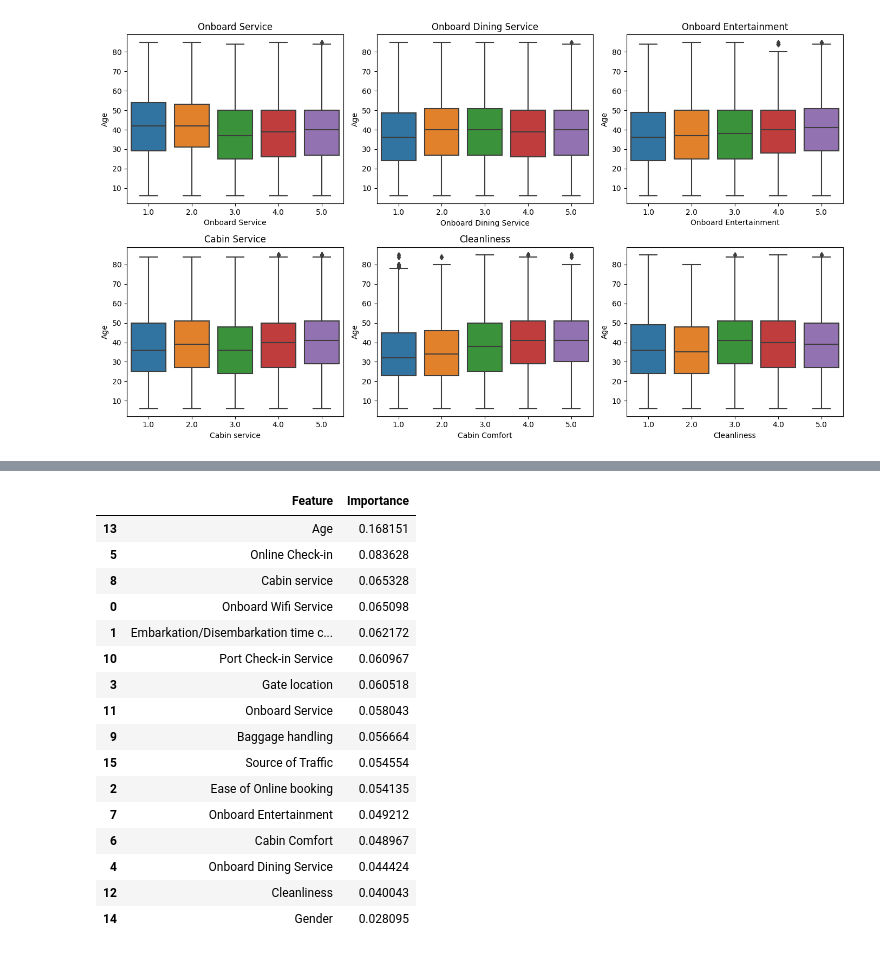
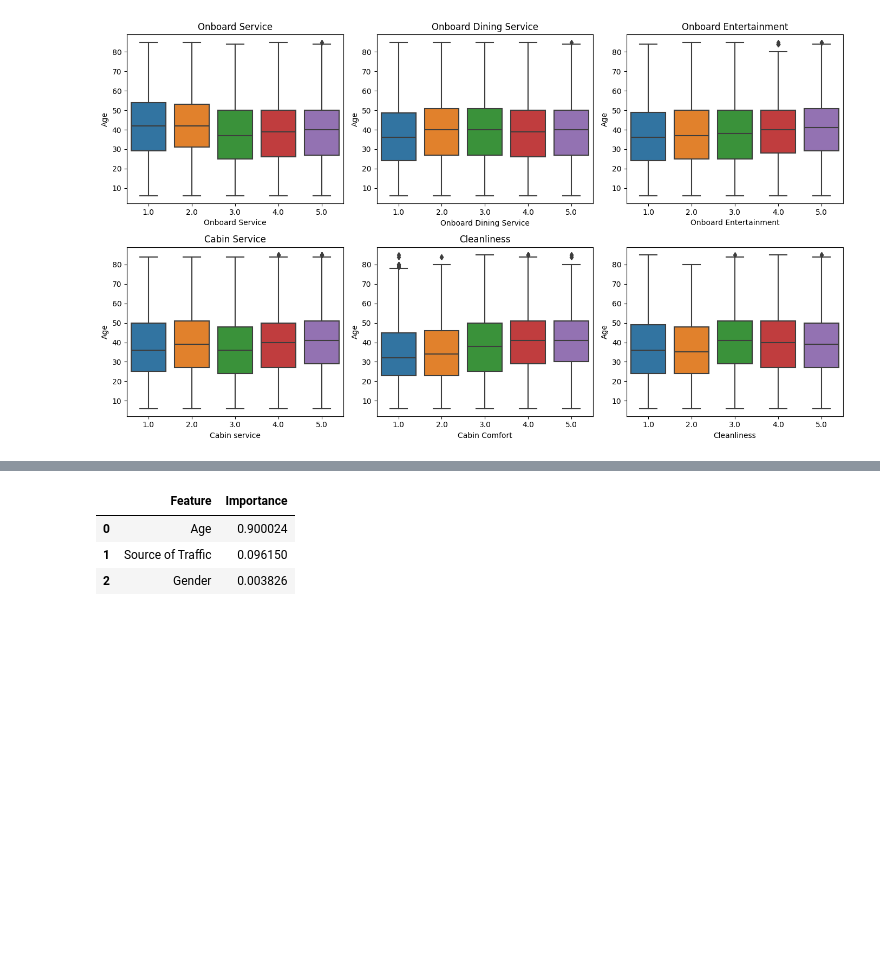
Before and after one commit to jaspereap/machine-learning-pipeline, a Jupyter notebook: eda.ipynb, the cells around one changed output, grey strips where cells are left out. Drawn from its saved outputs; the diff is of its cells as text; code cells hidden in the pictures; blank space fills up the shorter version.

```diff
--- a/eda.ipynb
+++ b/eda.ipynb
@@ -914,44 +921,27 @@ plt.tight_layout()
 # %%
 from sklearn.ensemble import RandomForestClassifier
 
-ordinal_features = ['Onboard Wifi Service', 'Embarkation/Disembarkation time convenient',
-                    'Ease of Online booking', 'Gate location', 'Onboard Dining Service',
-                    'Online Check-in', 'Cabin Comfort', 'Onboard Entertainment',
-                    'Cabin service', 'Baggage handling', 'Port Check-in Service',
-                    'Onboard Service', 'Cleanliness', 'Age', 'Gender', 'Source of Traffic']
+ordinal_features = ['Age','Source of Traffic','Gender']
 
 # Define X (features) and y (target)
 X = merged_data[ordinal_features]
 y = merged_data['Ticket Type']
 
 # Initialize Random Forest Classifier
 rf_classifier = RandomForestClassifier()
 
 # Fit the model
 rf_classifier.fit(X, y)
 
 # Get feature importances
 feature_importances = rf_classifier.feature_importances_
 
 # Create a DataFrame to display feature importances
 importance_df = pd.DataFrame({'Feature': ordinal_features, 'Importance': feature_importances})
 importance_df = importance_df.sort_values(by='Importance', ascending=False)
 importance_df
 # %% [output]
 |  | Feature | Importance |
-| 13 | Age | 0.168151 |
-| 5 | Online Check-in | 0.083628 |
-| 8 | Cabin service | 0.065328 |
-| 0 | Onboard Wifi Service | 0.065098 |
-| 1 | Embarkation/Disembarkation time c... | 0.062172 |
-| 10 | Port Check-in Service | 0.060967 |
-| 3 | Gate location | 0.060518 |
-| 11 | Onboard Service | 0.058043 |
-| 9 | Baggage handling | 0.056664 |
-| 15 | Source of Traffic | 0.054554 |
-| 2 | Ease of Online booking | 0.054135 |
-| 7 | Onboard Entertainment | 0.049212 |
-| 6 | Cabin Comfort | 0.048967 |
-| 4 | Onboard Dining Service | 0.044424 |
-| 12 | Cleanliness | 0.040043 |
-| 14 | Gender | 0.028095 |
+| 0 | Age | 0.900024 |
+| 1 | Source of Traffic | 0.096150 |
+| 2 | Gender | 0.003826 |
```
Also changed, not shown: parts of 4 cells of this notebook, 1 other file.
